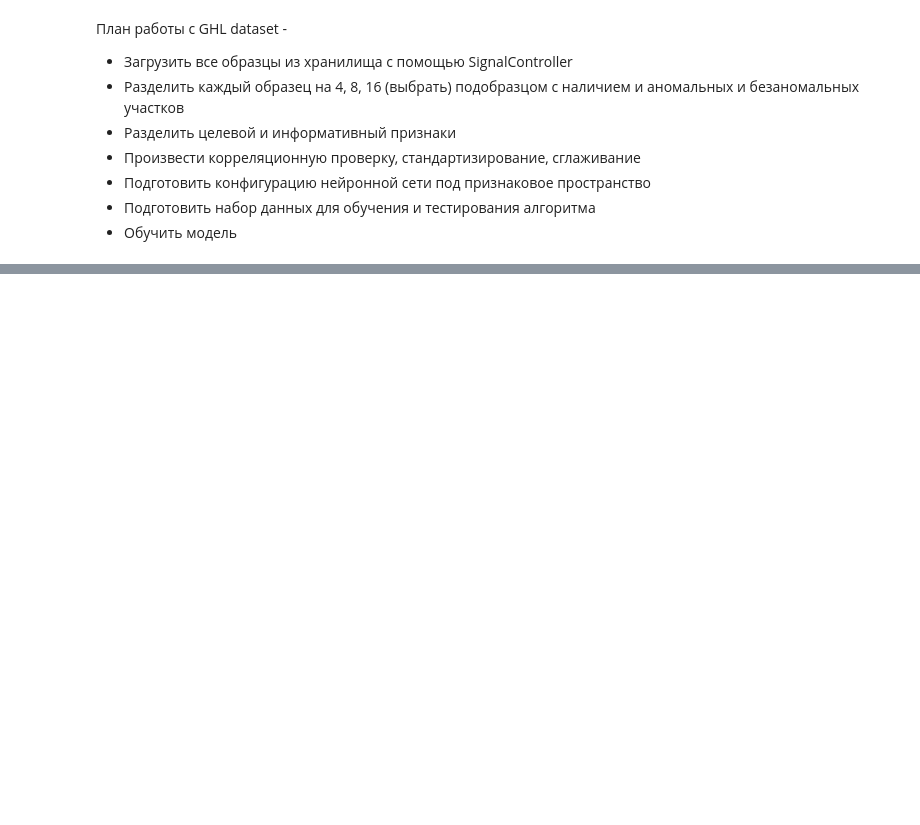
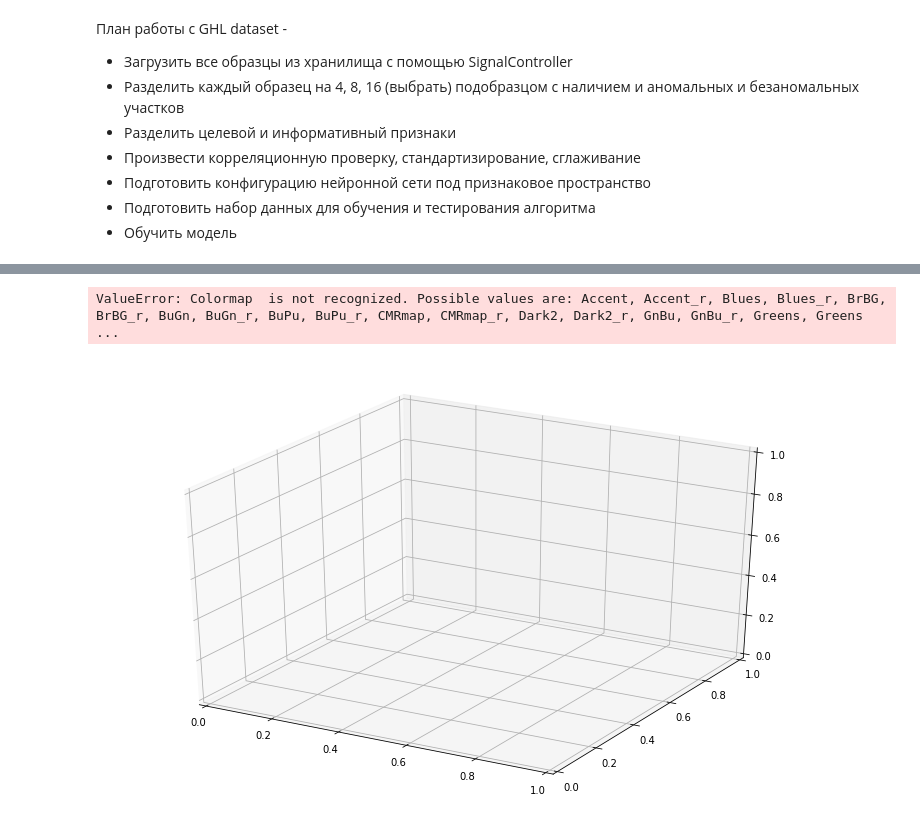
Before and after one commit to Iorgen/different_degree_inertia, a Jupyter notebook: Jup_model_stands/Check_dataset.ipynb, the cells around one changed output, grey strips where cells are left out. Drawn from its saved outputs; the diff is of its cells as text; code cells hidden in the pictures; blank space fills up the shorter version.

```diff
--- a/Jup_model_stands/Check_dataset.ipynb
+++ b/Jup_model_stands/Check_dataset.ipynb
@@ -124,0 +168,16 @@ display_block_of_values(signals.savgol_filter_smoothing,
+# %%
+ax = plt.figure(figsize=(13,8)).gca(projection='3d')
+ax.scatter(
+    xs=signals.control_results["pca-one"],
+    ys=signals.control_results["pca-two"],
+    zs=signals.control_results["pca-three"],
+    c=signals.control_results['ATTACK'].cat.codes.values,
+    cmap=''
+)
+ax.set_xlabel('pca-one')
+ax.set_ylabel('pca-two')
+ax.set_zlabel('pca-three')
+plt.show()
+# %% [output]
+ValueError: Colormap  is not recognized. Possible values are: Accent, Accent_r, Blues, Blues_r, BrBG, BrBG_r, BuGn, BuGn_r, BuPu, BuPu_r, CMRmap, CMRmap_r, Dark2, Dark2_r, GnBu, GnBu_r, Greens, Greens ...
+[figure, added]
```
Also changed, not shown: parts of 10 cells of this notebook, 8 other files.
